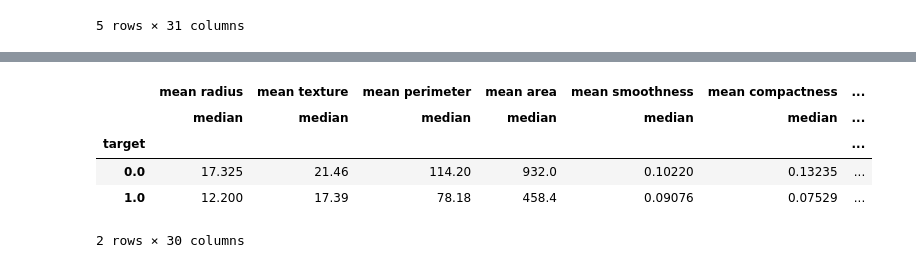
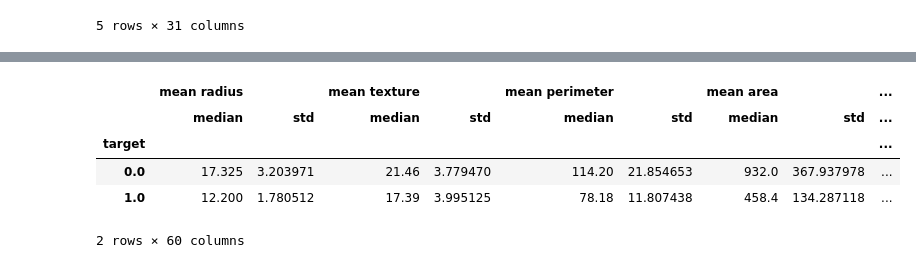
Before and after one commit to msamf/dataScience_general, a Jupyter notebook: knn_cancer/script.ipynb, the cells around one changed output, grey strips where cells are left out. Drawn from its saved outputs; the diff is of its cells as text; code cells hidden in the pictures.

```diff
--- a/knn_cancer/script.ipynb
+++ b/knn_cancer/script.ipynb
@@ -69,10 +90,10 @@ df.head()
 # %%
-# look at feature medians, grouped by target
-df.groupby(['target']).agg(['median'])
+# look at feature statistics, grouped by target
+df.groupby(['target']).agg(['median', "std"])
 # %% [output]
-|  | mean radius | mean texture | mean perimeter | mean area | mean smoothness | mean compactness | ... |
-|  | median | median | median | median | median | median | ... |
-| target |  |  |  |  |  |  | ... |
-| 0.0 | 17.325 | 21.46 | 114.20 | 932.0 | 0.10220 | 0.13235 | ... |
-| 1.0 | 12.200 | 17.39 | 78.18 | 458.4 | 0.09076 | 0.07529 | ... |
+|  | mean radius |  | mean texture |  | mean perimeter |  | mean area |  | ... |
+|  | median | std | median | std | median | std | median | std | ... |
+| target |  |  |  |  |  |  |  |  | ... |
+| 0.0 | 17.325 | 3.203971 | 21.46 | 3.779470 | 114.20 | 21.854653 | 932.0 | 367.937978 | ... |
+| 1.0 | 12.200 | 1.780512 | 17.39 | 3.995125 | 78.18 | 11.807438 | 458.4 | 134.287118 | ... |
-2 rows × 30 columns
+2 rows × 60 columns
```
Also changed, not shown: parts of 10 cells of this notebook.
